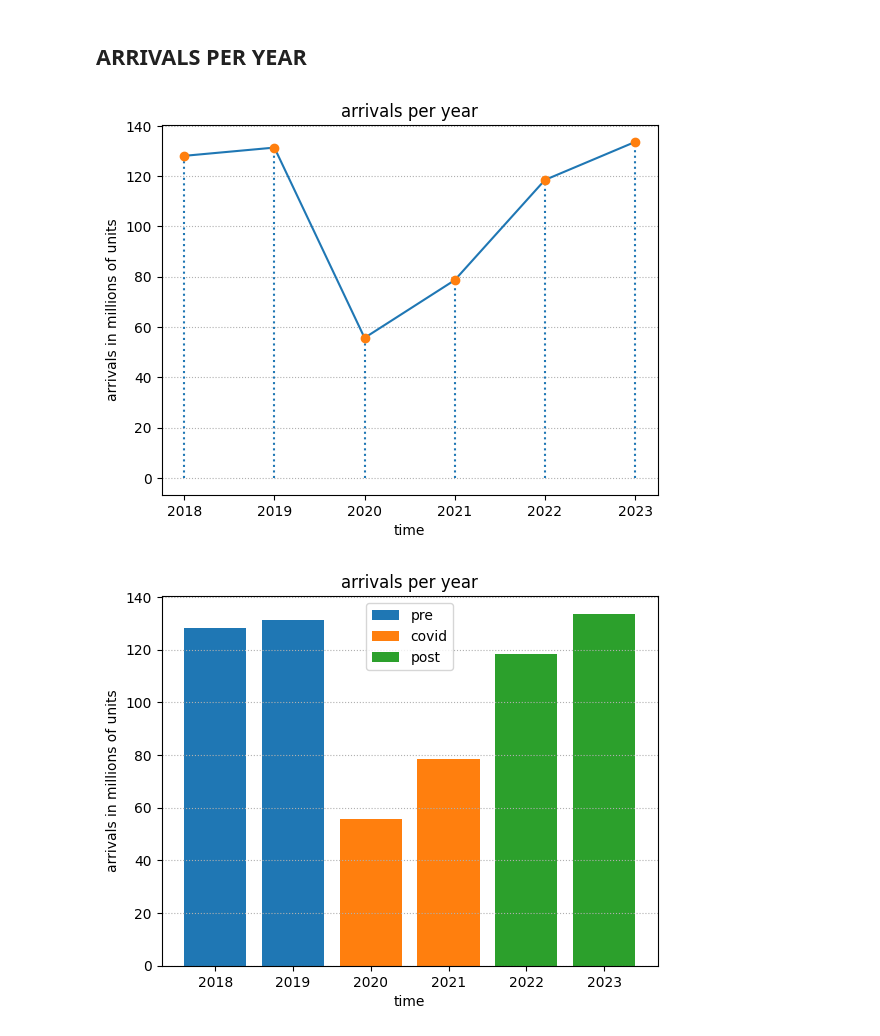
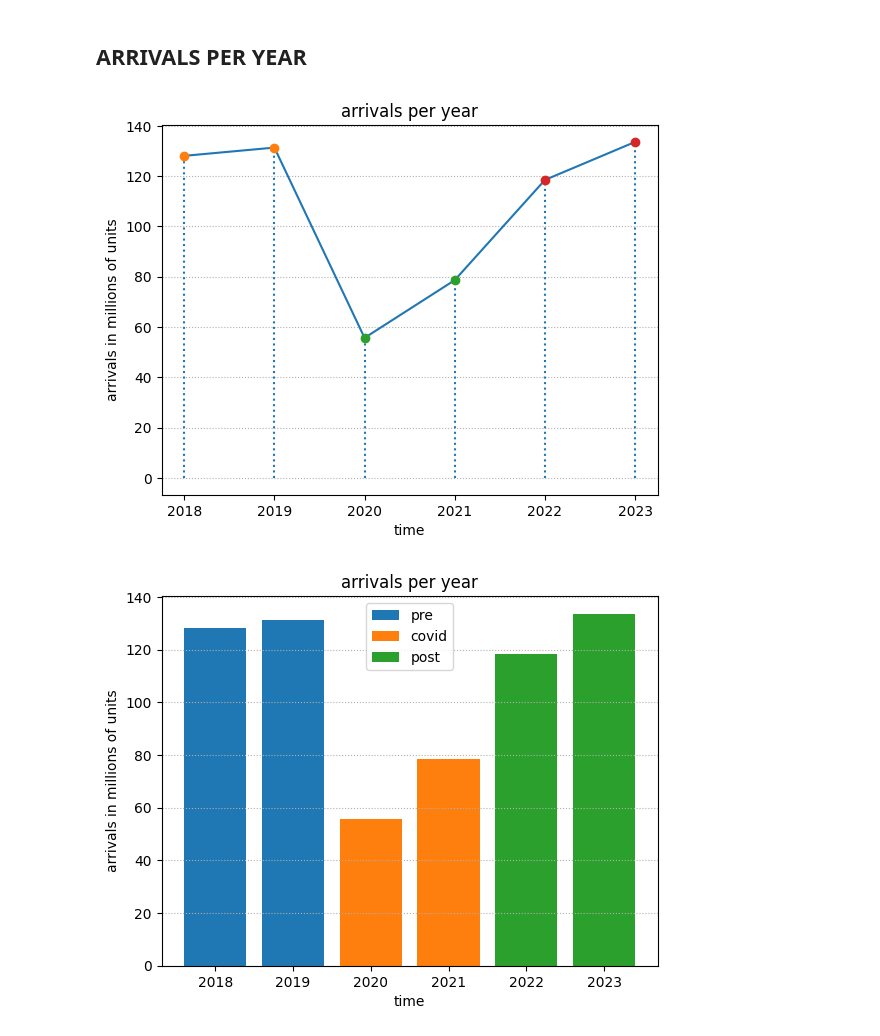
Before and after one commit to T0ls/data-Visualization, a Jupyter notebook: code/index.ipynb, the cells around one changed output. Drawn from its saved outputs; the diff is of its cells as text; code cells hidden in the pictures.

Commit message:
feat: new graphs

```diff
--- a/code/index.ipynb
+++ b/code/index.ipynb
@@ -32,13 +32,15 @@ post = arrivals[arrivals.index >= 2022]
 # %%
 plt.vlines(arrivals.index, 0, arrivals['OBS_VALUE'], linestyles='dotted')
 plt.plot(arrivals.index, arrivals['OBS_VALUE'])
-plt.plot(arrivals.index, arrivals['OBS_VALUE'], 'o')
+plt.plot(pre.index, pre['OBS_VALUE'], 'o')
+plt.plot(curr.index, curr['OBS_VALUE'], 'o')
+plt.plot(post.index, post['OBS_VALUE'], 'o')
 plt.ylabel("arrivals in millions of units")
 plt.xlabel("time")
 plt.title("arrivals per year")
 plt.grid(True, axis='y', linestyle=':')
 # %% [output]
-[figure, old version]
+[figure, new version]
 # %%
 plt.bar(pre.index, pre['OBS_VALUE'], label="pre")
 plt.bar(curr.index, curr['OBS_VALUE'], label="covid")
```
Also changed, not shown: parts of 4 cells of this notebook.
